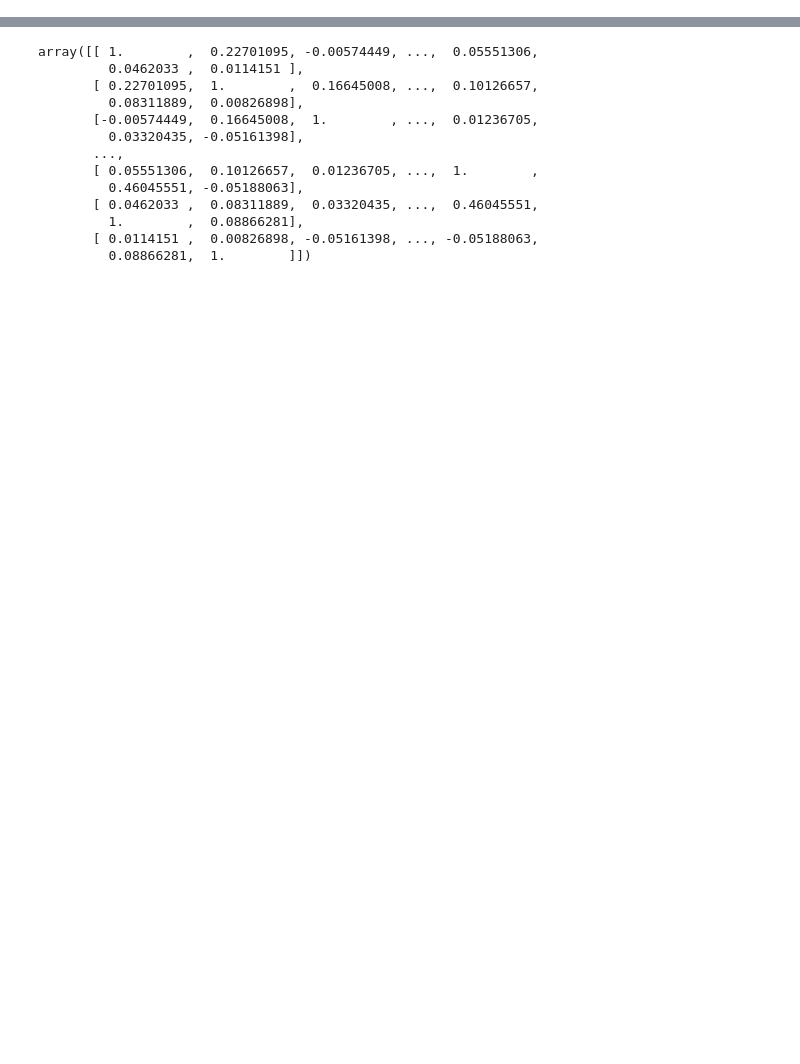
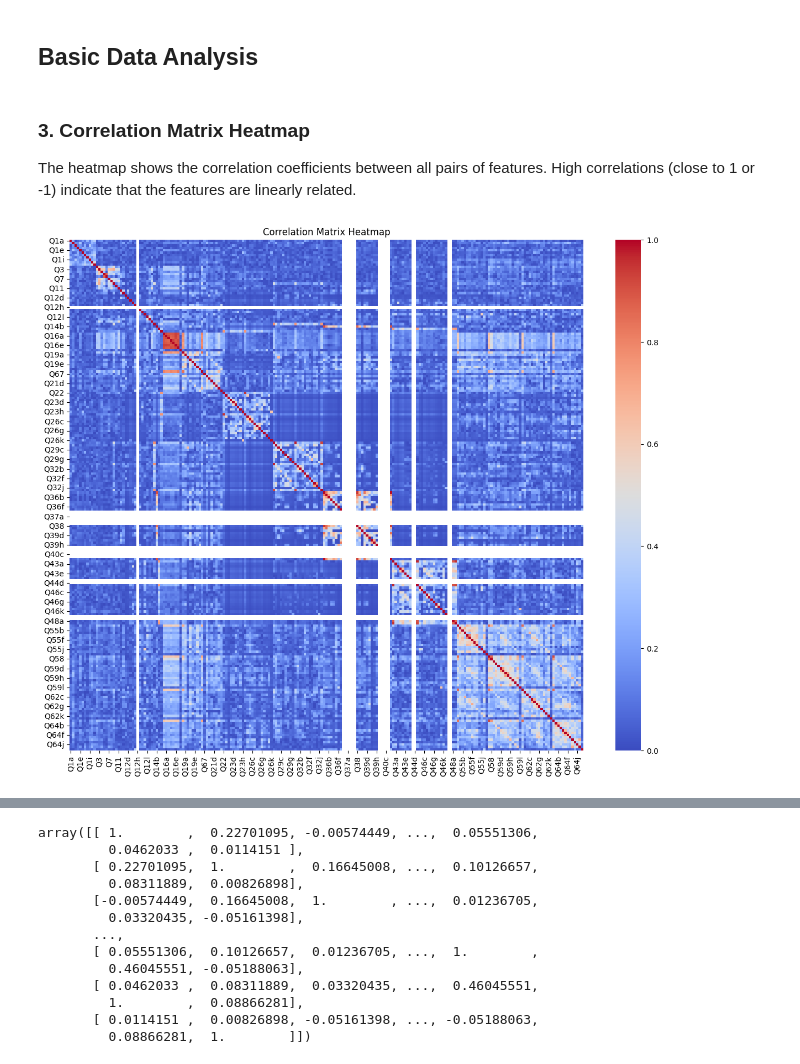
Before and after one commit to CarolineMorton12/asef, a Jupyter notebook: main.ipynb, the cells around one changed output, grey strips where cells are left out. Cells and saved outputs as stored; diff of their text form; code cells hidden in the pictures; blank space fills up the shorter version.

Commit message:
Added correlation code

```diff
--- a/main.ipynb
+++ b/main.ipynb
@@ -44,0 +88,15 @@ data.shape
+# %% [markdown]
+## Basic Data Analysis
+# %% [markdown]
+### 3. Correlation Matrix Heatmap
+The heatmap shows the correlation coefficients between all pairs of features. High correlations (close to 1 or -1) indicate that the features are linearly related.
+# %%
+# Change to use absolute values in range [0-1] instead, or change the color so it's red-white-red
+plt.figure(figsize=(15, 12))
+correlation_matrix = data.corr()
+absolute_array = np.absolute(correlation_matrix )
+sns.heatmap(absolute_array, cmap='coolwarm', annot=False, fmt='.2f')
+plt.title("Correlation Matrix Heatmap")
+plt.show()
+# %% [output]
+[figure, added]
```
Also changed, not shown: parts of 19 cells of this notebook, 3 other files.
